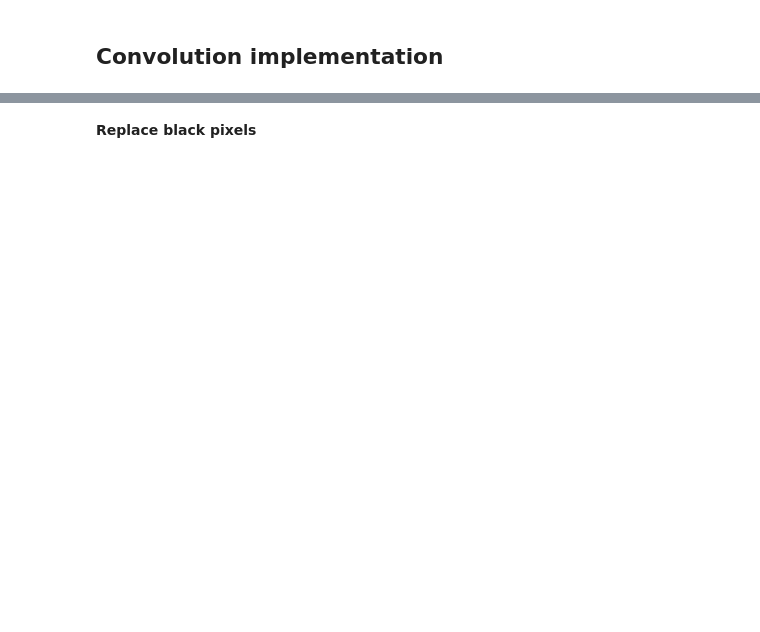
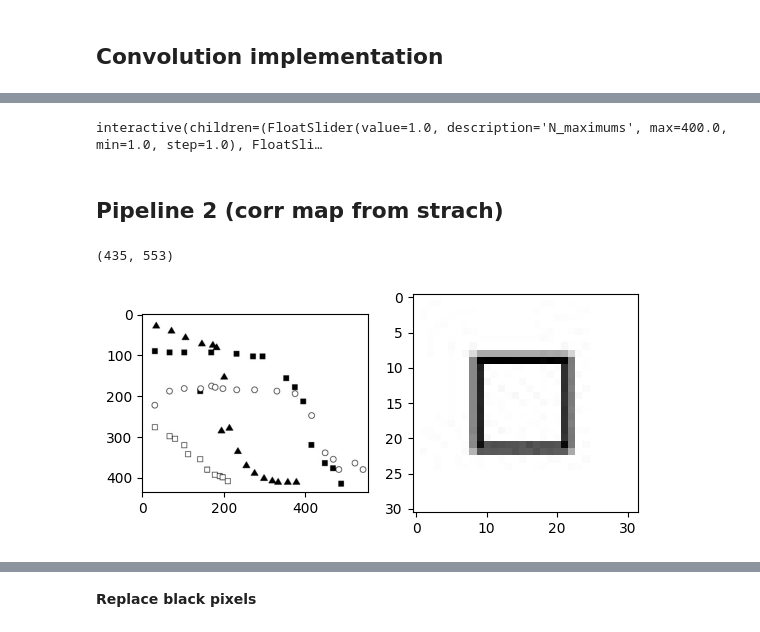
Before and after one commit to adusachev/scanplot, a Jupyter notebook: plot2data/custom_template_match_V2.ipynb, the cells around one changed output, grey strips where cells are left out. Cells and saved outputs as stored; diff of their text form; code cells hidden in the pictures; blank space fills up the shorter version.

```diff
--- a/plot2data/custom_template_match_V2.ipynb
+++ b/plot2data/custom_template_match_V2.ipynb
@@ -174,0 +276,39 @@ draw_image(template_rgb)
+# %%
+MAXIMUMS_NUMBER_LIMIT = 400
+
+
+@interact(N_maximums=widgets.FloatSlider(value=1, min=1, max=MAXIMUMS_NUMBER_LIMIT, step=1),
+          eps=widgets.FloatSlider(value=0.1, min=0.1, max=10, step=0.1))
+def visualize(N_maximums, eps):
+
+    ## get max points
+    N_maximums = int(N_maximums)
+    maximums = get_first_N_maximums(convolution_map_final, N_maximums)
+    y_points = np.array( [pt[1][0] for pt in maximums] )
+    x_points = np.array( [pt[1][1] for pt in maximums] )
+    points = np.stack((x_points, y_points)).T
+
+    ## clustering
+    cluster_labels = meanshift_clustering(points, eps)
+    # cluster_labels = agglomerative_clustering(points, eps)
+    actual_points = simplify_points(points, cluster_labels)
+    x = actual_points[:, 0]
+    y = actual_points[:, 1]
+
+    ## founded points on original image
+    plt.figure(figsize=(9, 9))
+    draw_image(source_image)
+    x += w_template // 2
+    y += h_template // 2
+    plt.scatter(x, y, s=50, c="yellow", marker="*",  edgecolors='black', linewidths=0.2)
+    # plt.xticks([]); plt.yticks([]);
+    plt.title(f"{N_maximums=}")
+    plt.show()
+
+    ## founded points on clear canvas
+    plt.figure(figsize=(10, 6))
+    draw_points_on_canvas(actual_points, source_image)
+# %% [output]
+interactive(children=(FloatSlider(value=1.0, description='N_maximums', max=400.0, min=1.0, step=1.0), FloatSli…
+# %% [markdown]
+## Pipeline 2 (corr map from strach)
@@ -175 +324,16 @@ draw_image(template_rgb)
+# %%
+h_image, w_image = source_image.shape[0], source_image.shape[1]
+h_template, w_template = template_rgb.shape[0], template_rgb.shape[1]
+
+h_image, w_image
+# %% [output]
+(435, 553)
+# %%
+plt.subplot(1, 2, 1)
+draw_image(source_image)
+
+plt.subplot(1, 2, 2)
+draw_image(template_rgb)
+# %% [output]
+[figure, added]
 # %%
```
Also changed, not shown: parts of 40 cells of this notebook, 1 other file.
